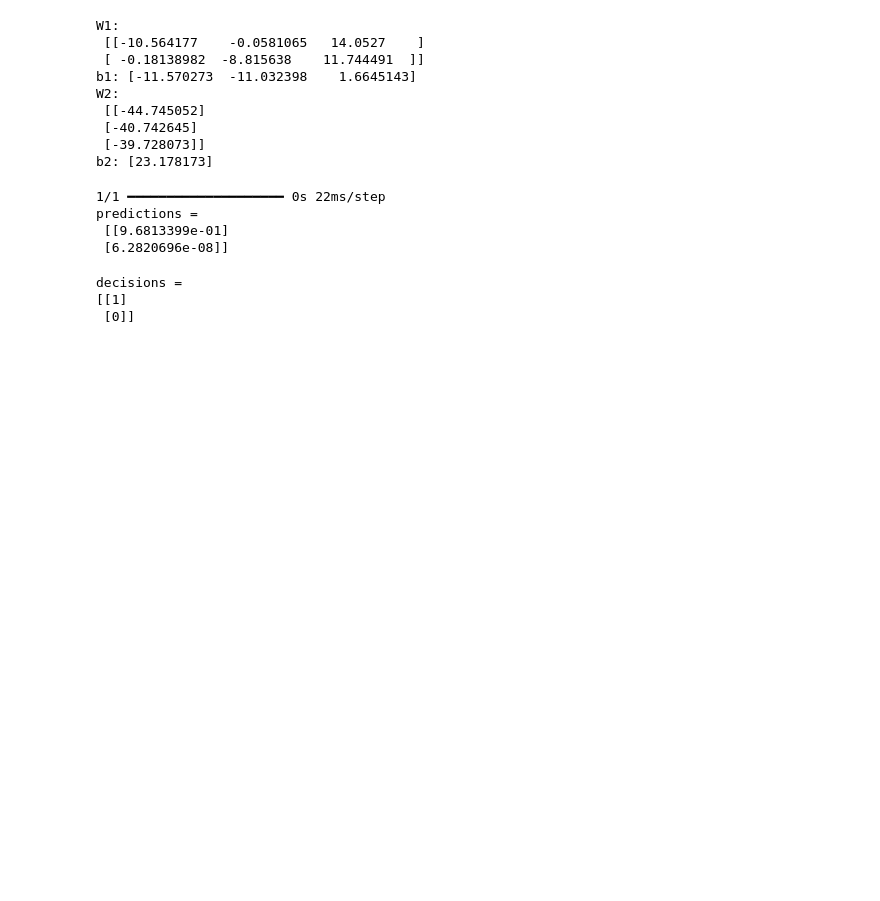
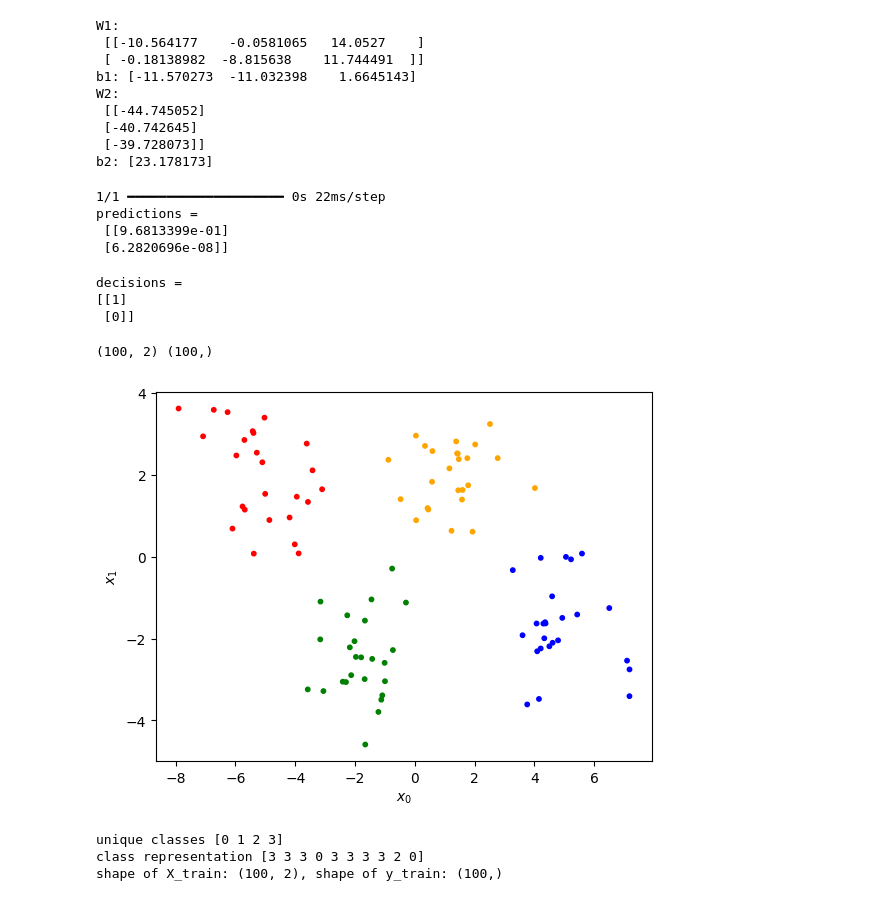
Before and after one commit to cambridge-quant/machine-learning, a Jupyter notebook: neural_network.ipynb, the cells around one changed output. Drawn from its saved outputs; the diff is of its cells as text; code cells hidden in the pictures; blank space fills up the shorter version.

Commit message:
Added multiclass classification

```diff
--- a/neural_network.ipynb
+++ b/neural_network.ipynb
@@ -157,3 +157,37 @@ print(f"decisions = \n{yhat}")
 decisions =
 [[1]
  [0]]
+# %%
+X_train, y_train = np.load("x_multiclass_data.npy"), np.load("y_multiclass_data.npy")
+print(X_train.shape, y_train.shape)
+# %% [output]
+(100, 2) (100,)
+# %%
+colors = []
+for i in range(len(y_train)):
+    if y_train[i] < 0.1:
+        colors.append("red")
+    elif 0.1 < y_train[i] < 1.9:
+        colors.append("green")
+    elif 1.9 < y_train[i] < 2.9:
+        colors.append("orange")
+    else:
+        colors.append("blue")
+
+plt.scatter(X_train[:, 0], X_train[:, 1], s=10, c=colors, marker='o')
+plt.xlabel(r"$x_{0}$")
+plt.ylabel(r"$x_{1}$")
+plt.show()
+# %% [output]
+[figure, added]
+# %%
+# show classes in data set
+print(f"unique classes {np.unique(y_train)}")
+# show how classes are represented
+print(f"class representation {y_train[:10]}")
+# show shapes of our dataset
+print(f"shape of X_train: {X_train.shape}, shape of y_train: {y_train.shape}")
+# %% [output]
+unique classes [0 1 2 3]
+class representation [3 3 3 0 3 3 3 3 2 0]
+shape of X_train: (100, 2), shape of y_train: (100,)
```
Also changed, not shown: parts of 3 cells of this notebook, 2 other files.
